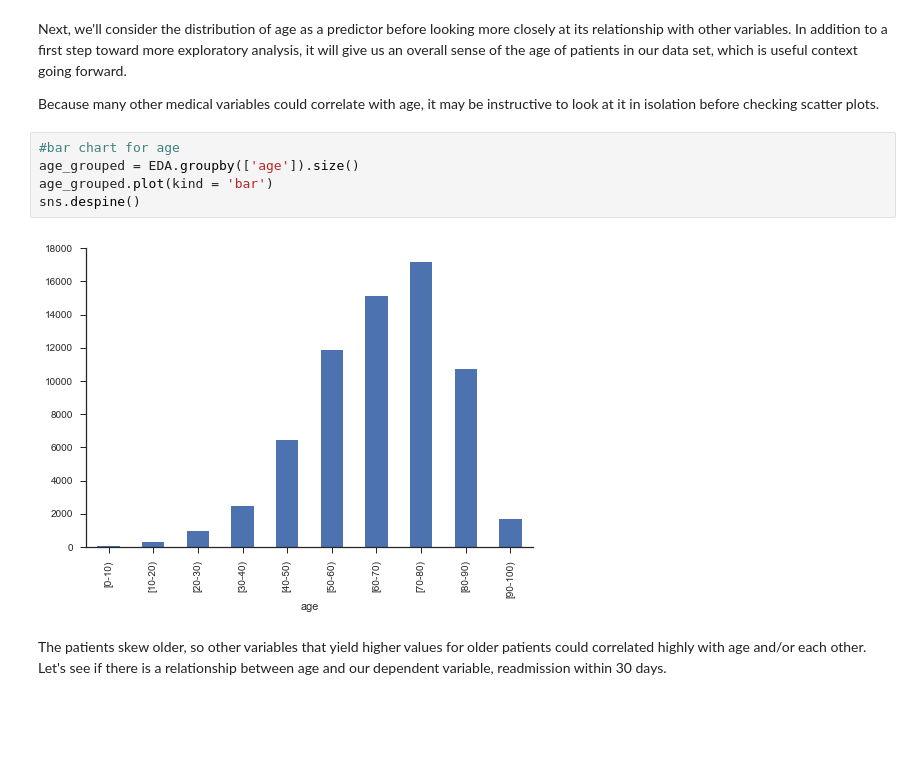
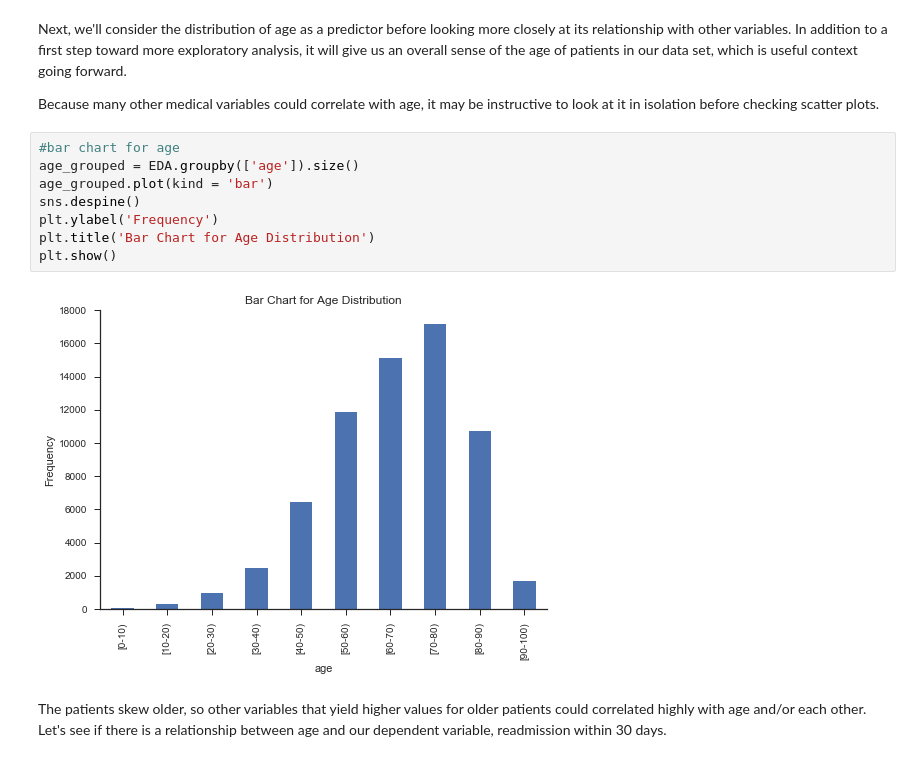
Before and after one commit to AOlden/sb-projects, a Jupyter notebook: diabetes_readmission/Diabetes_EDA.ipynb, the cells around one changed output. Drawn from its saved outputs; the diff is of its cells as text; blank space fills up the shorter version.

```diff
--- a/diabetes_readmission/Diabetes_EDA.ipynb
+++ b/diabetes_readmission/Diabetes_EDA.ipynb
@@ -63,10 +64,13 @@ Because many other medical variables could correlate with age, it may be instruc
 # %%
 #bar chart for age
 age_grouped = EDA.groupby(['age']).size()
 age_grouped.plot(kind = 'bar')
 sns.despine()
+plt.ylabel('Frequency')
+plt.title('Bar Chart for Age Distribution')
+plt.show()
 # %% [output]
-[figure, old version]
+[figure, new version]
 # %% [markdown]
 The patients skew older, so other variables that yield higher values for older patients could correlated highly with age and/or each other. Let's see if there is a relationship between age and our dependent variable, readmission within 30 days.
 # %%
```
Also changed, not shown: parts of 2 cells of this notebook.
